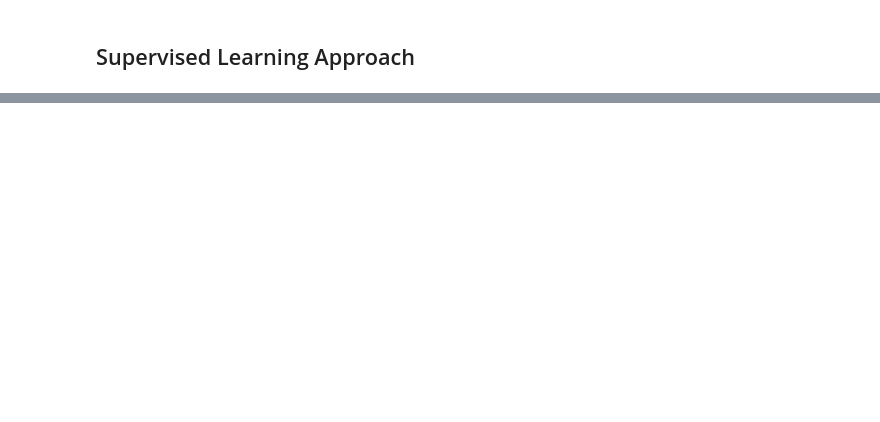
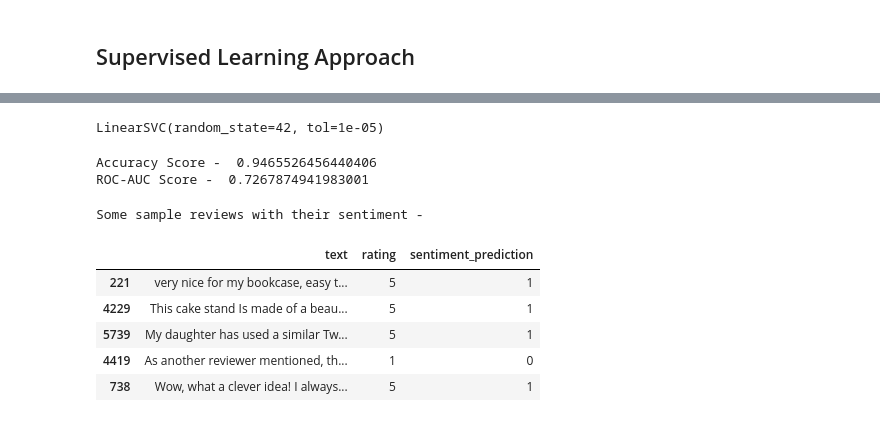
Before and after one commit to marieljum/NLP_Amazon_Reviews_Sentiment, a Jupyter notebook: notebooks/Sentiment_Analysis.ipynb, the cells around one changed output, grey strips where cells are left out. Drawn from its saved outputs; the diff is of its cells as text; code cells hidden in the pictures; blank space fills up the shorter version.

```diff
--- a/notebooks/Sentiment_Analysis.ipynb
+++ b/notebooks/Sentiment_Analysis.ipynb
@@ -419,0 +393,6 @@ print(min_scores)
+# %%
+# Creating train-test split with spacy cleaned text
+X = cleaned_text[['spacy_text']]
+y = cleaned_text['sentiment']
+
+X_train, X_test, y_train, y_test = train_test_split(X, y, test_size = 0.20, random_state = 42, stratify = y)
@@ -419,0 +420,14 @@ print(min_scores)
+# %%
+tfidf = TfidfVectorizer()
+clf = MultinomialNB()
+
+pipe = Pipeline([("tfidf", tfidf), ("clf", clf)])
+
+param_grid = {
+    'tfidf__ngram_range':[(1,1), (1,2), (1,3)],
+    'tfidf__min_df':[1, 2, 5, 10, 20],
+    'clf__fit_prior':[False, True]
+}
+# %%
+rs = RandomizedSearchCV(estimator = pipe, param_distributions = param_grid, verbose = 2, n_jobs = -1)
+rs.fit(X_train['spacy_text'], y_train)
@@ -419,0 +479,35 @@ print(min_scores)
+# %%
+tfidf = TfidfVectorizer(min_df = 10, ngram_range = (1,2))
+
+X_train_tf = tfidf.fit_transform(X_train['spacy_text'])
+X_test_tf = tfidf.transform(X_test['spacy_text'])
+
+linear = LinearSVC(random_state = 42, tol = 1e-5)
+linear.fit(X_train_tf, y_train)
+# %% [output]
+LinearSVC(random_state=42, tol=1e-05)
+# %%
+y_pred = linear.predict(X_test_tf)
+print ('Accuracy Score:', accuracy_score(Y_test, y_pred))
+print ('ROC-AUC Score:', roc_auc_score(Y_test, y_pred))
+# %% [output]
+Accuracy Score -  0.9465526456440406
+ROC-AUC Score -  0.7267874941983001
+# %%
+sample_reviews = cleaned_text.sample(5)
+sample_reviews_tf = tfidf.transform(sample_reviews['spacy_text'])
+sentiment_predictions = linear.predict(sample_reviews_tf)
+sentiment_predictions = pd.DataFrame(data = sentiment_predictions,
+                                     index=sample_reviews.index,
+                                     columns=['sentiment_prediction'])
+sample_reviews = pd.concat([sample_reviews, sentiment_predictions], axis=1)
+print ('Some sample reviews with their sentiment - ')
+sample_reviews[['text', 'rating', 'sentiment_prediction']]
+# %% [output]
+Some sample reviews with their sentiment -
+|  | text | rating | sentiment_prediction |
+| 221 | very nice for my bookcase, easy t... | 5 | 1 |
+| 4229 | This cake stand Is made of a beau... | 5 | 1 |
+| 5739 | My daughter has used a similar Tw... | 5 | 1 |
+| 4419 | As another reviewer mentioned, th... | 1 | 0 |
+| 738 | Wow, what a clever idea! I always... | 5 | 1 |
```
Also changed, not shown: parts of 25 cells of this notebook.
